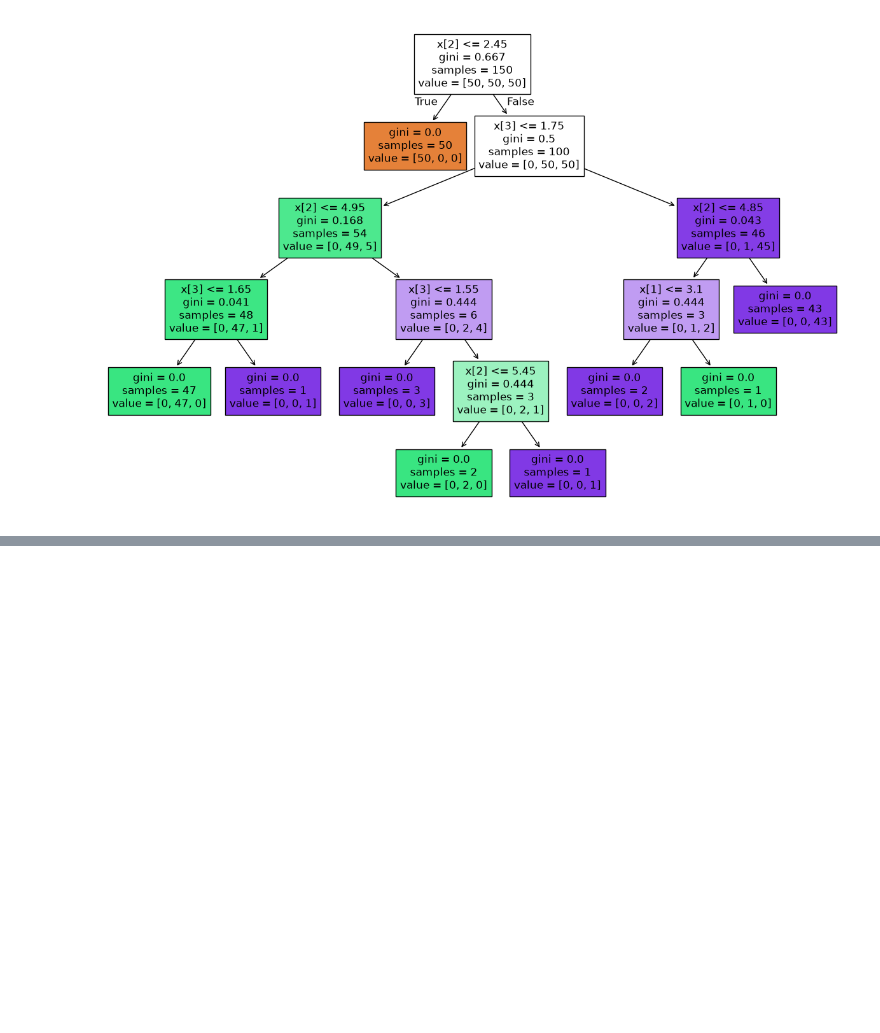
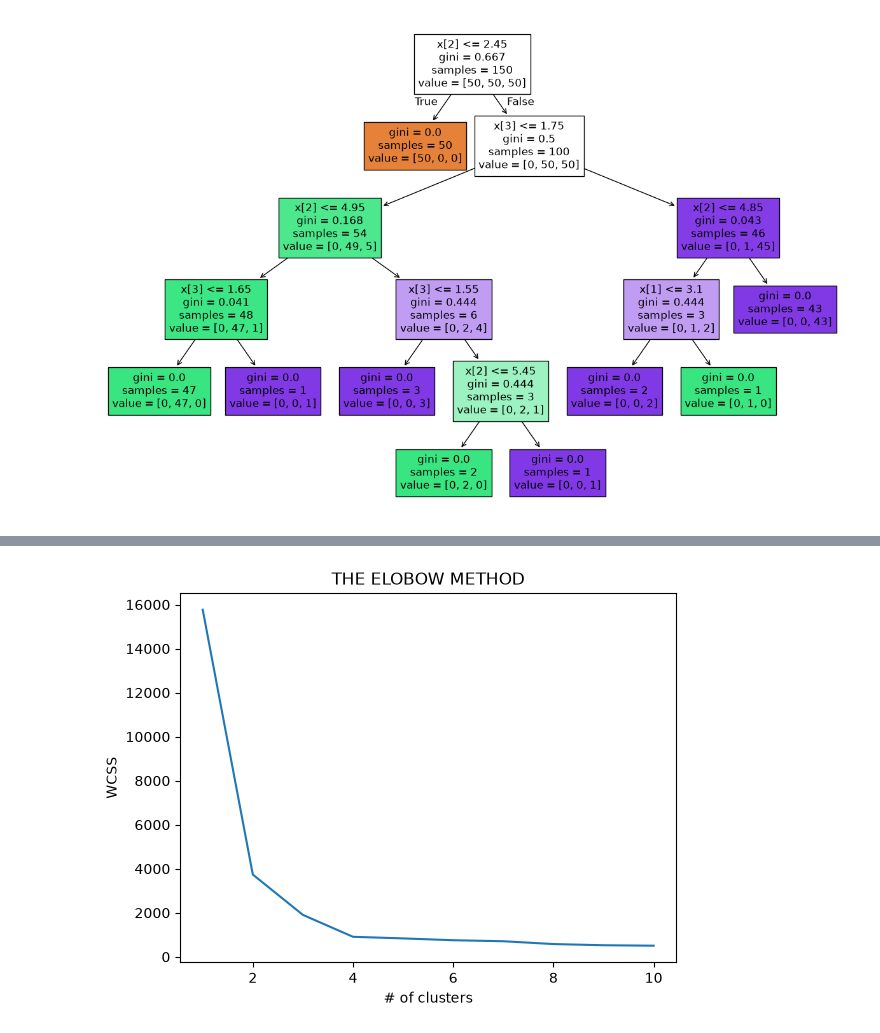
Before and after one commit to RishxGit/Model-Evaluation, a Jupyter notebook: scikit3.ipynb, the cells around one changed output, grey strips where cells are left out. Drawn from its saved outputs; the diff is of its cells as text; code cells hidden in the pictures; blank space fills up the shorter version.

Commit message:
ELBOW method

```diff
--- a/scikit3.ipynb
+++ b/scikit3.ipynb
@@ -283,0 +290,10 @@ tree.plot_tree(classifier,filled=True)
+# %%
+X,y = make_blobs(n_samples=500,
+                n_features=2,
+                centers=4,
+                cluster_std=1,
+                center_box=(-10.0,10.0),
+                shuffle=True,
+                random_state=1)
+
+range_n_clusters = [2,3,4,5,6]
@@ -283,0 +320,15 @@ tree.plot_tree(classifier,filled=True)
+# %%
+wcss=[]
+for i in range(1,11):
+    kmeans = KMeans(n_clusters=i,init='k-means++',random_state=0)
+    kmeans.fit(X)
+    wcss.append(kmeans.inertia_)
+
+
+plt.plot(range(1,11),wcss)
+plt.title('THE ELOBOW METHOD')
+plt.xlabel('# of clusters')
+plt.ylabel('WCSS')
+plt.show()
+# %% [output]
+[figure, added]
```
Also changed, not shown: parts of 3 cells of this notebook.
